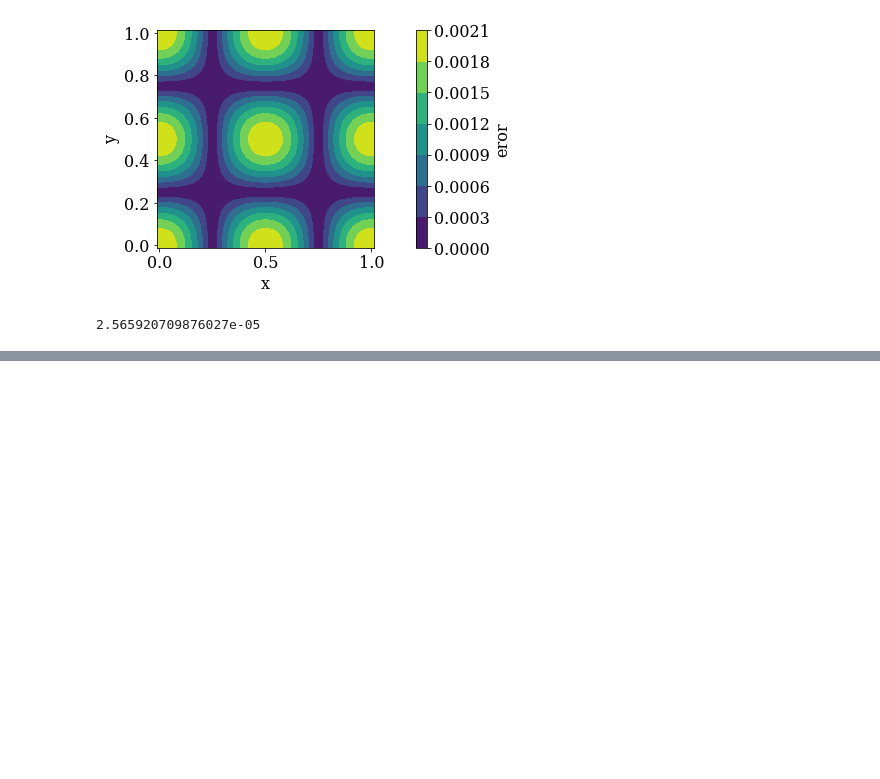
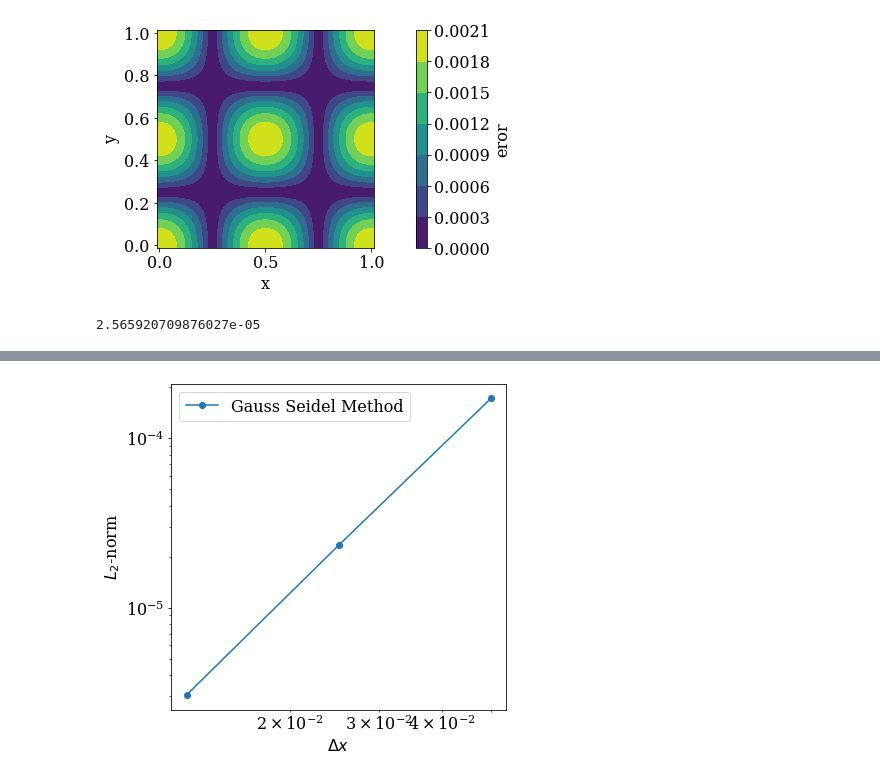
Before and after one commit to Balaras-Group/flowX, a Jupyter notebook: examples/poisson/poisson.ipynb, the cells around one changed output, grey strips where cells are left out. Saved outputs shown, nothing was run; the diff lists cells and outputs as text; code cells hidden in the pictures; blank space fills up the shorter version.

```diff
--- a/examples/poisson/poisson.ipynb
+++ b/examples/poisson/poisson.ipynb
@@ -78,0 +111,13 @@ flowx.io.plot_contour(grid, 'ivar')
+# %%
+l2_jac = [0.0001716080441178106, 2.565920709876027e-05, 3.055199326323228e-06]
+l2_gs  = [0.00017160837731514515, 2.3354681126775248e-05, 3.055199326323228e-06]
+points = [1/20, 1/40, 1/80]
+pyplot.figure(figsize=(6.0, 6.0))
+pyplot.xlabel(r'$\Delta x$')
+pyplot.ylabel('$L_2$-norm')
+#pyplot.loglog(points,l2_jac, marker='o', label='Jacobi Method')
+pyplot.loglog(points,l2_gs,marker='o', label='Gauss Seidel Method')
+pyplot.legend()
+pyplot.savefig('GS.png')
+# %% [output]
+[figure, added]
```
Also changed, not shown: parts of 8 cells of this notebook, 3 other files.
